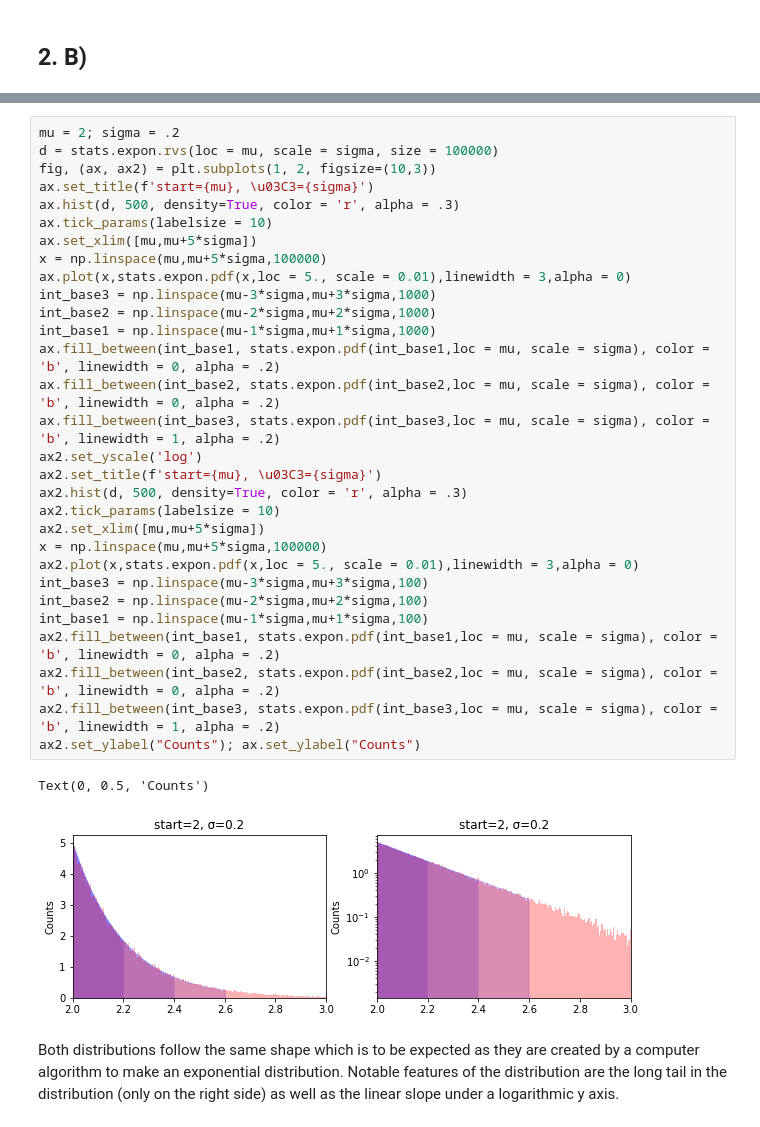
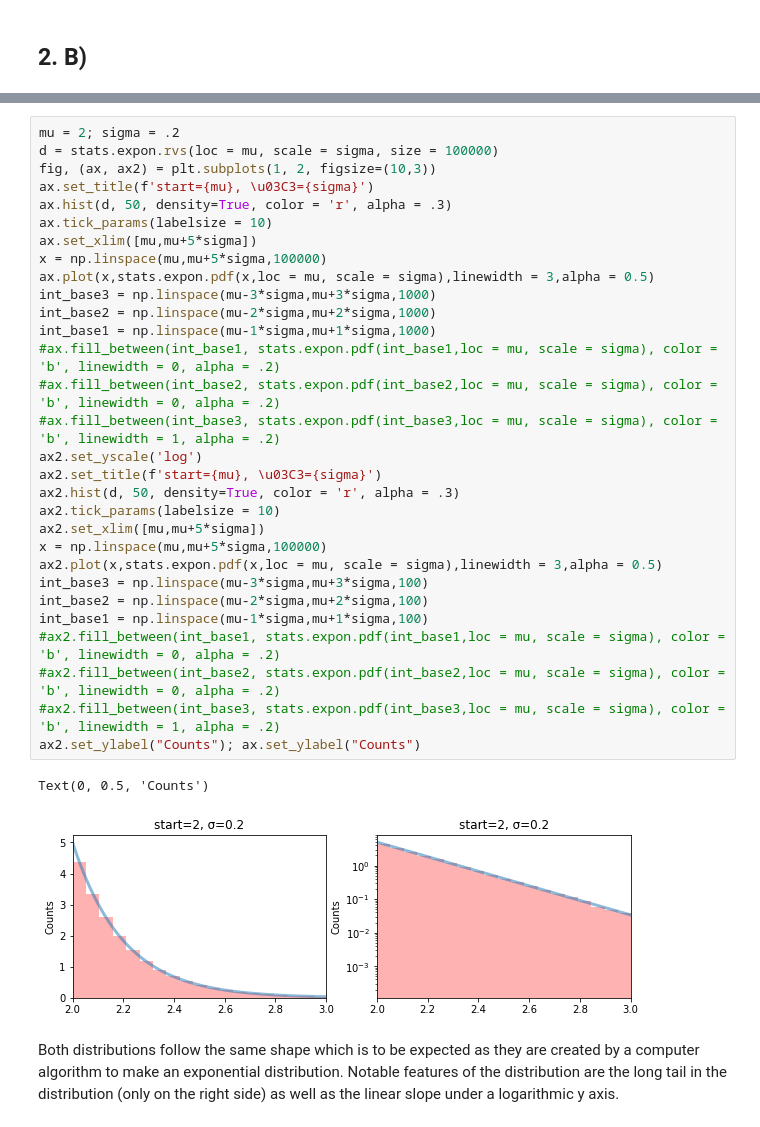
Before and after one commit to maverickmillican/Phys_434_Millican, a Jupyter notebook: Lab1_Millican.ipynb, the cells around one changed output, grey strips where cells are left out. Saved outputs shown, nothing was run; the diff lists cells and outputs as text.

```diff
--- a/Lab1_Millican.ipynb
+++ b/Lab1_Millican.ipynb
@@ -195,36 +195,36 @@ Text(0, 0.5, 'Counts')
 # %%
 mu = 2; sigma = .2
 d = stats.expon.rvs(loc = mu, scale = sigma, size = 100000)
 fig, (ax, ax2) = plt.subplots(1, 2, figsize=(10,3))
 ax.set_title(f'start={mu}, \u03C3={sigma}')
-ax.hist(d, 500, density=True, color = 'r', alpha = .3)
+ax.hist(d, 50, density=True, color = 'r', alpha = .3)
 ax.tick_params(labelsize = 10)
 ax.set_xlim([mu,mu+5*sigma])
 x = np.linspace(mu,mu+5*sigma,100000)
-ax.plot(x,stats.expon.pdf(x,loc = 5., scale = 0.01),linewidth = 3,alpha = 0)
+ax.plot(x,stats.expon.pdf(x,loc = mu, scale = sigma),linewidth = 3,alpha = 0.5)
 int_base3 = np.linspace(mu-3*sigma,mu+3*sigma,1000)
 int_base2 = np.linspace(mu-2*sigma,mu+2*sigma,1000)
 int_base1 = np.linspace(mu-1*sigma,mu+1*sigma,1000)
-ax.fill_between(int_base1, stats.expon.pdf(int_base1,loc = mu, scale = sigma), color = 'b', linewidth = 0, alpha = .2)
-ax.fill_between(int_base2, stats.expon.pdf(int_base2,loc = mu, scale = sigma), color = 'b', linewidth = 0, alpha = .2)
-ax.fill_between(int_base3, stats.expon.pdf(int_base3,loc = mu, scale = sigma), color = 'b', linewidth = 1, alpha = .2)
+#ax.fill_between(int_base1, stats.expon.pdf(int_base1,loc = mu, scale = sigma), color = 'b', linewidth = 0, alpha = .2)
+#ax.fill_between(int_base2, stats.expon.pdf(int_base2,loc = mu, scale = sigma), color = 'b', linewidth = 0, alpha = .2)
+#ax.fill_between(int_base3, stats.expon.pdf(int_base3,loc = mu, scale = sigma), color = 'b', linewidth = 1, alpha = .2)
 ax2.set_yscale('log')
 ax2.set_title(f'start={mu}, \u03C3={sigma}')
-ax2.hist(d, 500, density=True, color = 'r', alpha = .3)
+ax2.hist(d, 50, density=True, color = 'r', alpha = .3)
 ax2.tick_params(labelsize = 10)
 ax2.set_xlim([mu,mu+5*sigma])
 x = np.linspace(mu,mu+5*sigma,100000)
-ax2.plot(x,stats.expon.pdf(x,loc = 5., scale = 0.01),linewidth = 3,alpha = 0)
+ax2.plot(x,stats.expon.pdf(x,loc = mu, scale = sigma),linewidth = 3,alpha = 0.5)
 int_base3 = np.linspace(mu-3*sigma,mu+3*sigma,100)
 int_base2 = np.linspace(mu-2*sigma,mu+2*sigma,100)
 int_base1 = np.linspace(mu-1*sigma,mu+1*sigma,100)
-ax2.fill_between(int_base1, stats.expon.pdf(int_base1,loc = mu, scale = sigma), color = 'b', linewidth = 0, alpha = .2)
-ax2.fill_between(int_base2, stats.expon.pdf(int_base2,loc = mu, scale = sigma), color = 'b', linewidth = 0, alpha = .2)
-ax2.fill_between(int_base3, stats.expon.pdf(int_base3,loc = mu, scale = sigma), color = 'b', linewidth = 1, alpha = .2)
+#ax2.fill_between(int_base1, stats.expon.pdf(int_base1,loc = mu, scale = sigma), color = 'b', linewidth = 0, alpha = .2)
+#ax2.fill_between(int_base2, stats.expon.pdf(int_base2,loc = mu, scale = sigma), color = 'b', linewidth = 0, alpha = .2)
+#ax2.fill_between(int_base3, stats.expon.pdf(int_base3,loc = mu, scale = sigma), color = 'b', linewidth = 1, alpha = .2)
 ax2.set_ylabel("Counts"); ax.set_ylabel("Counts")
 # %% [output]
 Text(0, 0.5, 'Counts')
-[figure, old version]
+[figure, new version]
 # %% [markdown]
 Both distributions follow the same shape which is to be expected as they are created by a computer algorithm to make an exponential distribution. Notable features of the distribution are the long tail in the distribution (only on the right side) as well as the linear slope under a logarithmic y axis.
 # %% [markdown]
```
Also changed, not shown: parts of 25 cells of this notebook.
